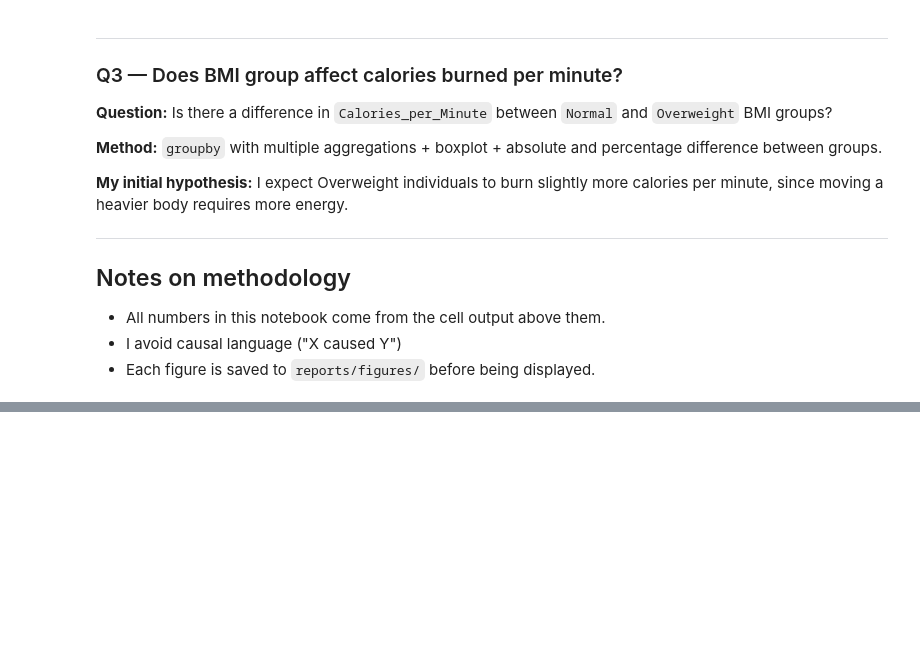
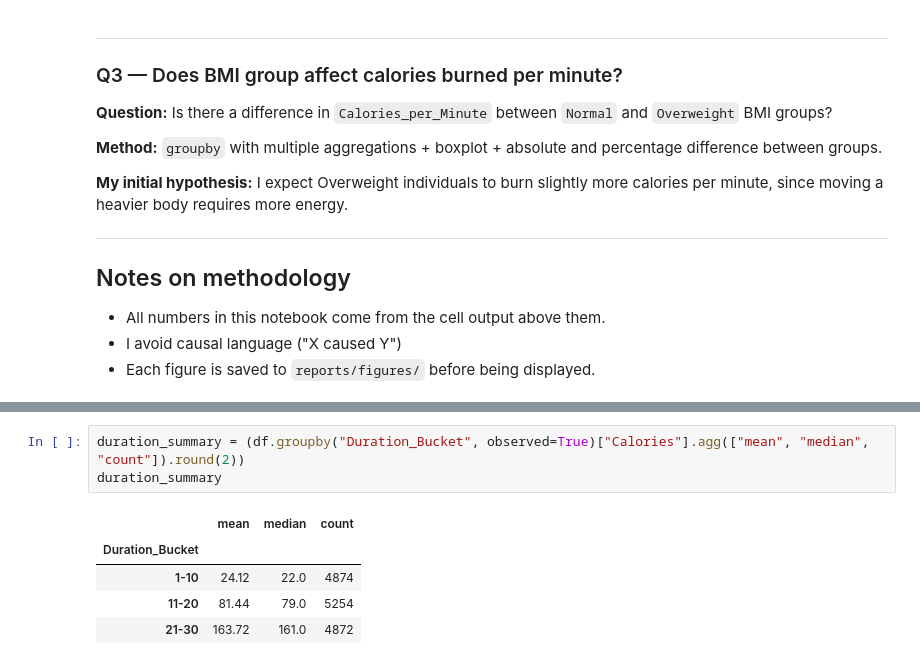
Before and after one commit to Sheyda-Fathi/fitness-calories-eda, a Jupyter notebook: notebooks/02_analysis.ipynb, the cells around one changed output, grey strips where cells are left out. Saved outputs shown, nothing was run; the diff lists cells and outputs as text; blank space fills up the shorter version.

```diff
--- a/notebooks/02_analysis.ipynb
+++ b/notebooks/02_analysis.ipynb
@@ -106,0 +132,9 @@ I expect Overweight individuals to burn slightly more calories per minute, since
+# %%
+duration_summary = (df.groupby("Duration_Bucket", observed=True)["Calories"].agg(["mean", "median", "count"]).round(2))
+duration_summary
+# %% [output]
+|  | mean | median | count |
+| Duration_Bucket |  |  |  |
+| 1-10 | 24.12 | 22.0 | 4874 |
+| 11-20 | 81.44 | 79.0 | 5254 |
+| 21-30 | 163.72 | 161.0 | 4872 |
```
Also changed, not shown: parts of 4 cells of this notebook, 1 other file.
